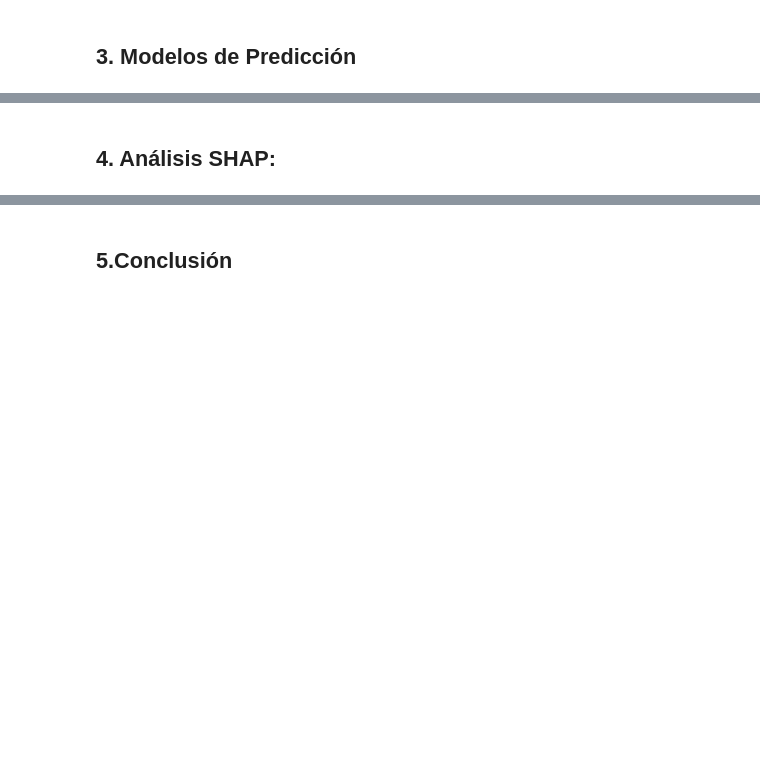
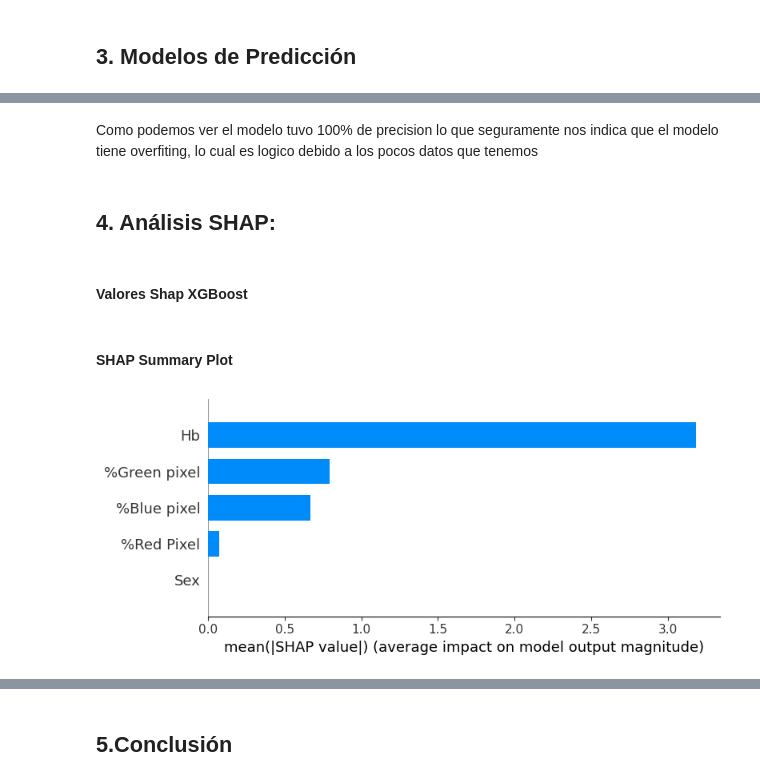
Before and after one commit to IPablo271/Proyecto-ResponsibleIA, a Jupyter notebook: Proyecto_1_RIA.ipynb, the cells around one changed output, grey strips where cells are left out. Saved outputs shown, nothing was run; the diff lists cells and outputs as text; code cells hidden in the pictures; blank space fills up the shorter version.

```diff
--- a/Proyecto_1_RIA.ipynb
+++ b/Proyecto_1_RIA.ipynb
@@ -196,2 +301,16 @@ Podemos ver que los datos si son coherentres ya que la hemoglobina es baja en la
+# %% [markdown]
+Como podemos ver el modelo tuvo 100% de precision lo que seguramente nos indica que el modelo tiene overfiting, lo cual es logico debido a los pocos datos que tenemos
 # %% [markdown]
 ## 4. Análisis SHAP:
+# %% [markdown]
+#### **Valores Shap XGBoost**
+# %%
+# Suponiendo que ya tienes un modelo XGBoost entrenado llamado 'model'
+explainer = shap.TreeExplainer(model)
+shap_values = explainer.shap_values(X_test)
+# %% [markdown]
+#### **SHAP Summary Plot**
+# %%
+shap.summary_plot(shap_values, X_test, plot_type="bar")
+# %% [output]
+[figure, added]
```
Also changed, not shown: parts of 14 cells of this notebook, 1 other file.
